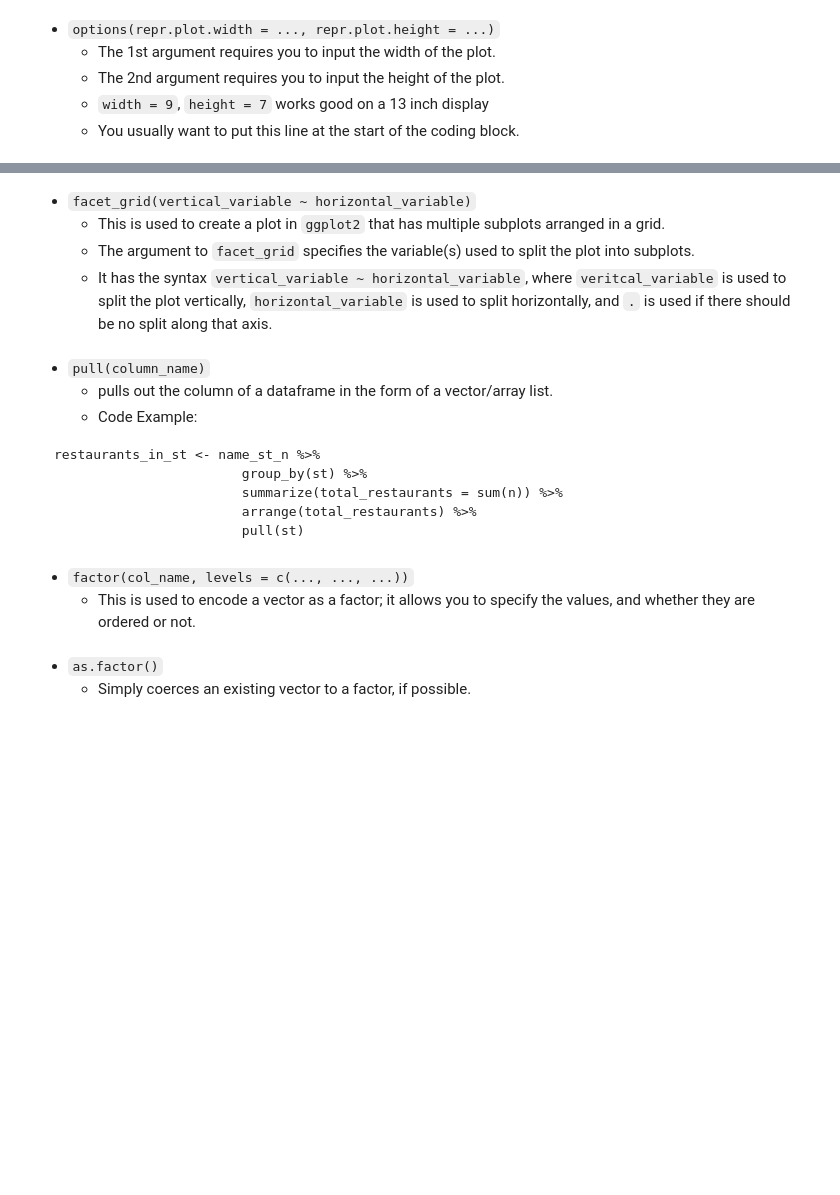
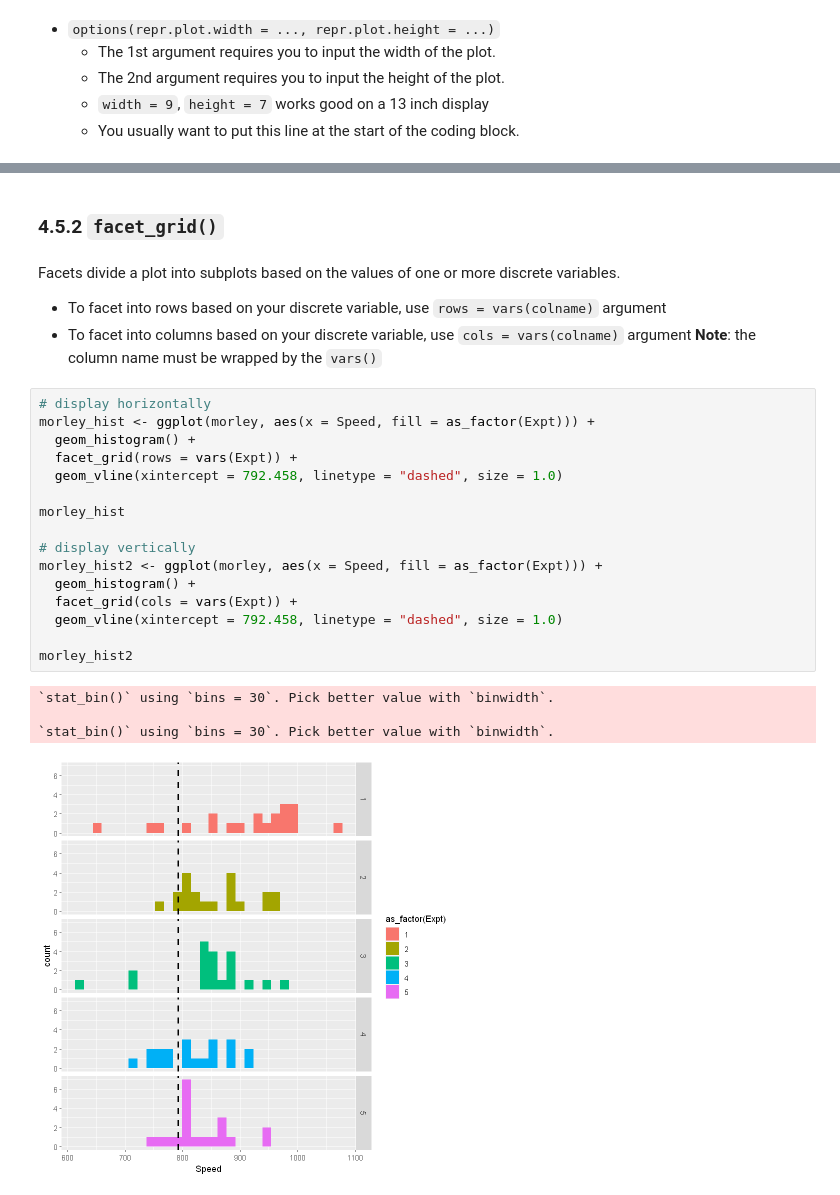
Before and after one commit to omertahi/DSCI100_Review_Session, a Jupyter notebook: Review Session.ipynb, the cells around one changed output, grey strips where cells are left out. Drawn from its saved outputs; the diff is of its cells as text; blank space fills up the shorter version.

````diff
--- a/Review Session.ipynb
+++ b/Review Session.ipynb
@@ -643,22 +727,28 @@ ___
 # %% [markdown]
-* `facet_grid(vertical_variable ~ horizontal_variable)`
-    * This is used to create a plot in `ggplot2` that has multiple subplots arranged in a grid.
-    * The argument to `facet_grid` specifies the variable(s) used to split the plot into subplots.
-    * It has the syntax `vertical_variable ~ horizontal_variable`, where `veritcal_variable` is used to split the plot vertically, `horizontal_variable` is used to split horizontally, and `.` is used if there should be no split along that axis.
+### 4.5.2 `facet_grid()`
-# %% [markdown]
-* `pull(column_name)`
-    * pulls out the column of a dataframe in the form of a vector/array list.
-    * Code Example:
-```
-restaurants_in_st <- name_st_n %>%
-                        group_by(st) %>%
-                        summarize(total_restaurants = sum(n)) %>%
-                        arrange(total_restaurants) %>%
-                        pull(st)
-```
-# %% [markdown]
-* `factor(col_name, levels = c(..., ..., ...))`
-    * This is used to encode a vector as a factor; it allows you to specify the values, and whether they are ordered or not.
-# %% [markdown]
-* `as.factor()`
-    * Simply coerces an existing vector to a factor, if possible.
+# %% [markdown]
+Facets divide a plot into subplots based on the values of one or more discrete variables.
+- To facet into rows based on your discrete variable, use `rows = vars(colname)` argument
+- To facet into columns based on your discrete variable, use `cols = vars(colname)` argument
+**Note**: the column name must be wrapped by the `vars()`
+# %%
+# display horizontally
+morley_hist <- ggplot(morley, aes(x = Speed, fill = as_factor(Expt))) +
+  geom_histogram() +
+  facet_grid(rows = vars(Expt)) +
+  geom_vline(xintercept = 792.458, linetype = "dashed", size = 1.0)
+
+morley_hist
+
+# display vertically
+morley_hist2 <- ggplot(morley, aes(x = Speed, fill = as_factor(Expt))) +
+  geom_histogram() +
+  facet_grid(cols = vars(Expt)) +
+  geom_vline(xintercept = 792.458, linetype = "dashed", size = 1.0)
+
+morley_hist2
+# %% [output]
+`stat_bin()` using `bins = 30`. Pick better value with `binwidth`.
+
+`stat_bin()` using `bins = 30`. Pick better value with `binwidth`.
+[figure, added]
````
Also changed, not shown: parts of 46 cells of this notebook, 1 other file.
